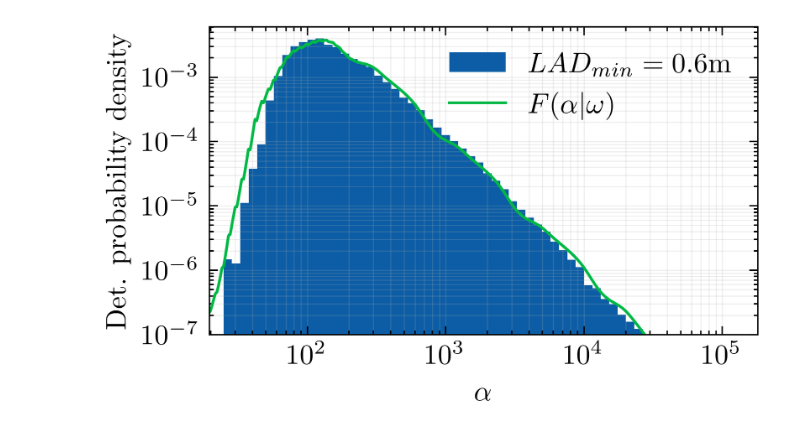
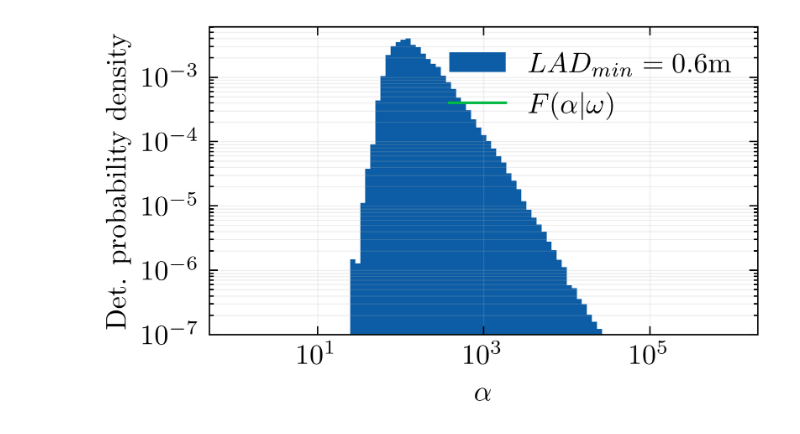
Before and after one commit to Joshua13764/QMAP, a Jupyter notebook: analysis/PSFD/workbook_simple.ipynb, the cells around one changed output. Drawn from its saved outputs; the diff is of its cells as text; code cells hidden in the pictures.

Commit message:
analysis pipeline now works as well as has simplifications

```diff
--- a/analysis/PSFD/workbook_simple.ipynb
+++ b/analysis/PSFD/workbook_simple.ipynb
@@ -4,6 +4,8 @@ import numpy as np
 import cv2
 import scienceplots
 import tifffile as tiff
+
+from boulder_statistics.analysis.data_product_encyclopedia import DataProductEncyclopedia
 
 plt.style.use('science')
 plt.rcParams["figure.figsize"] = (3.5, 3.5 * ((5**0.5 - 1) / 2)) # 3.5
@@ -18,4 +20,9 @@ from typing import Any
 import tifffile
 from typing import Dict
 from typing import Callable
-from res import *
+
+from boulder_statistics.analysis.quick_calculate import FittingFunction
+from boulder_statistics.analysis.data_product_encyclopedia import DataProductEncyclopedia
+
+dp = DataProductEncyclopedia(
+    data_products_path=Path(r"C:\Users\Joshu\OneDrive - Nexus365\AO33\Boulder_database\AO33\.data_products"))
@@ -47,22 +29,20 @@ ESTIMATED ROWS: 402653184
+# %%
+from statsmodels.base.model import GenericLikelihoodModel
+fit = FittingFunction(dp, LAD_min=0.6)
 # %%
-from statsmodels.base.model import GenericLikelihoodModel
-from quick_calculate_vari_phis import FittingFunction
+# class TheoryFit(GenericLikelihoodModel):
+#     param_names = ["g", "b"]
 
-fit = FittingFunction(LAD_min=0.6)
+#     def __init__(self, x):
+#         super().__init__(x)
 
-class TheoryFit(GenericLikelihoodModel):
-    param_names = ["g", "b"]
+#     def loglikeobs(self, params):
+#         x = self.endog
+#         print(f"Ran iteration with params {params}")
+#         return np.log(fit.F_norm(x, 0.4354153058515187, 0.1 * params[0], 0, params[1]))
 
-    def __init__(self, x):
-        super().__init__(x)
+#     @property
+#     def start_params(self):
+#         return np.array([1, -2.5])
 
-    def loglikeobs(self, params):
-        x = self.endog
-        print(f"Ran iteration with params {params}")
-        return np.log(fit.F_norm(x, 0.4354153058515187, 0.1 * params[0], 0, params[1]))
-
-    @property
-    def start_params(self):
-        return np.array([1, -2.5])
-
-mle_model = TheoryFit(fit.cleaned_data.collect()["alpha"].to_numpy()).fit()
+# mle_model = TheoryFit(fit.cleaned_data.collect()["alpha"].to_numpy()).fit()
@@ -109,28 +52,28 @@ np.float64(-6.992204945015756)
 # %%
 # 1.6290 0.6006 for LAD min = 2
 
 alphas_hist = np.geomspace(1, 1e6, 100)
 alphas = np.geomspace(1, 1e6, 1000)
 
 counts, bins, _ = plt.hist(fit.cleaned_data.collect()["alpha"].to_numpy(),
                            alphas_hist, density = True, label = rf"$LAD_{{min}} = {fit.LAD_min}$m")
 # plt.plot(alphas, fit.F_norm(alphas, 0.4354153058515187, 0.1, 0, -2.5), label = r"$F(\alpha|\omega)$")
 
-plt.plot(alphas, fit.F_norm(alphas, 0.4354153058515187,  0.1 * mle_model.params[0], 0, mle_model.params[1]), label = r"$F(\alpha|\omega)$")
+plt.plot(alphas, fit.F_norm(alphas, 0.4354153058515187,  1.9, 2.1/2), label = r"$F(\alpha|\omega)$")
 
 plt.ylim(1e-7, counts.max() * 1.5)
-plt.xlim(fit.plot_range[0] * 0.7, fit.plot_range[1] * 0.5)
+# plt.xlim(fit.plot_range[0] * 0.7, fit.plot_range[1] * 0.5)
 plt.xscale("log")
 plt.xlabel(r"$\alpha$")
 plt.yscale("log")
 plt.ylabel("Det. probability density")
 plt.legend()
 plt.grid(which='both', linestyle='-', linewidth=0.4, alpha=0.2)
 plt.tight_layout()
 plt.savefig("overall_fit.png")
 plt.show()
 # %% [output]
-[figure, old version]
+[figure, new version]
 # %%
 def get_fit_summary_to_export(model):
     results = {}
```
Also changed, not shown: parts of 5 cells of this notebook, 18 other files.
